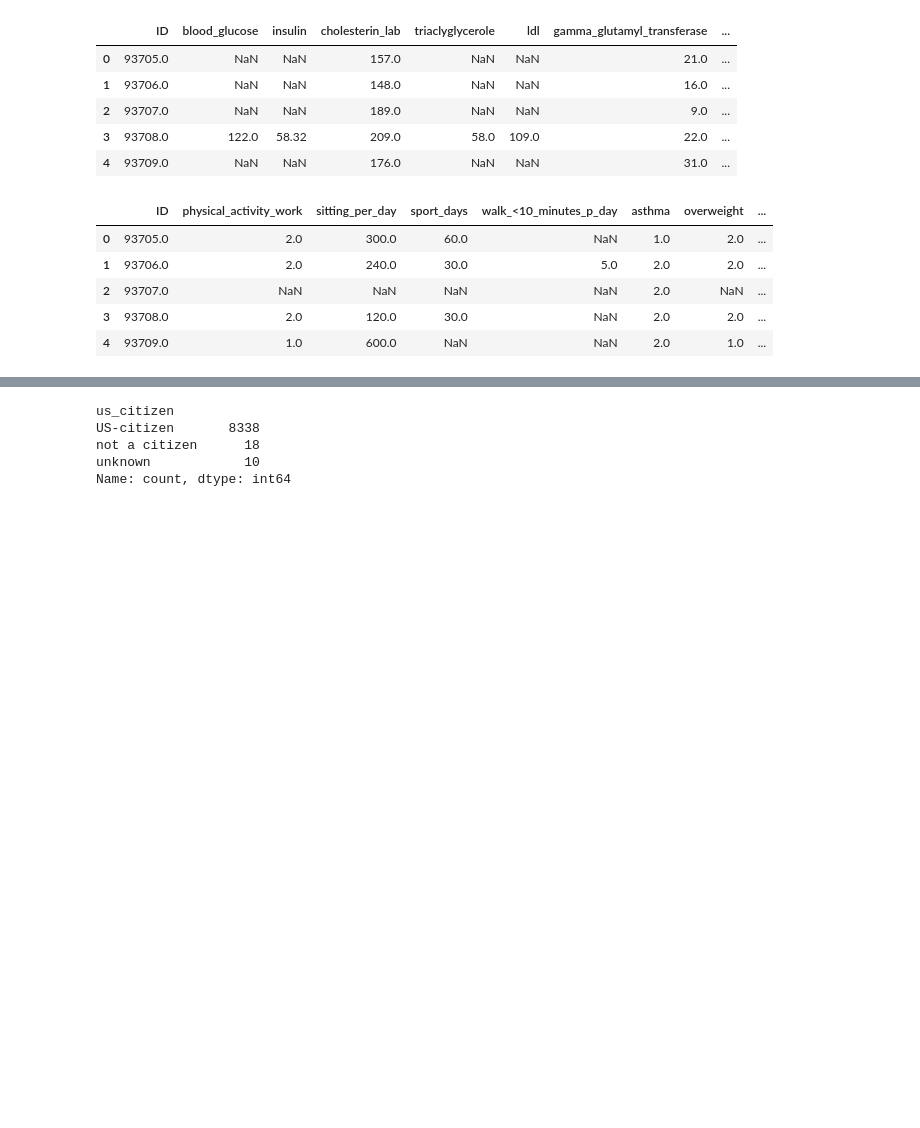
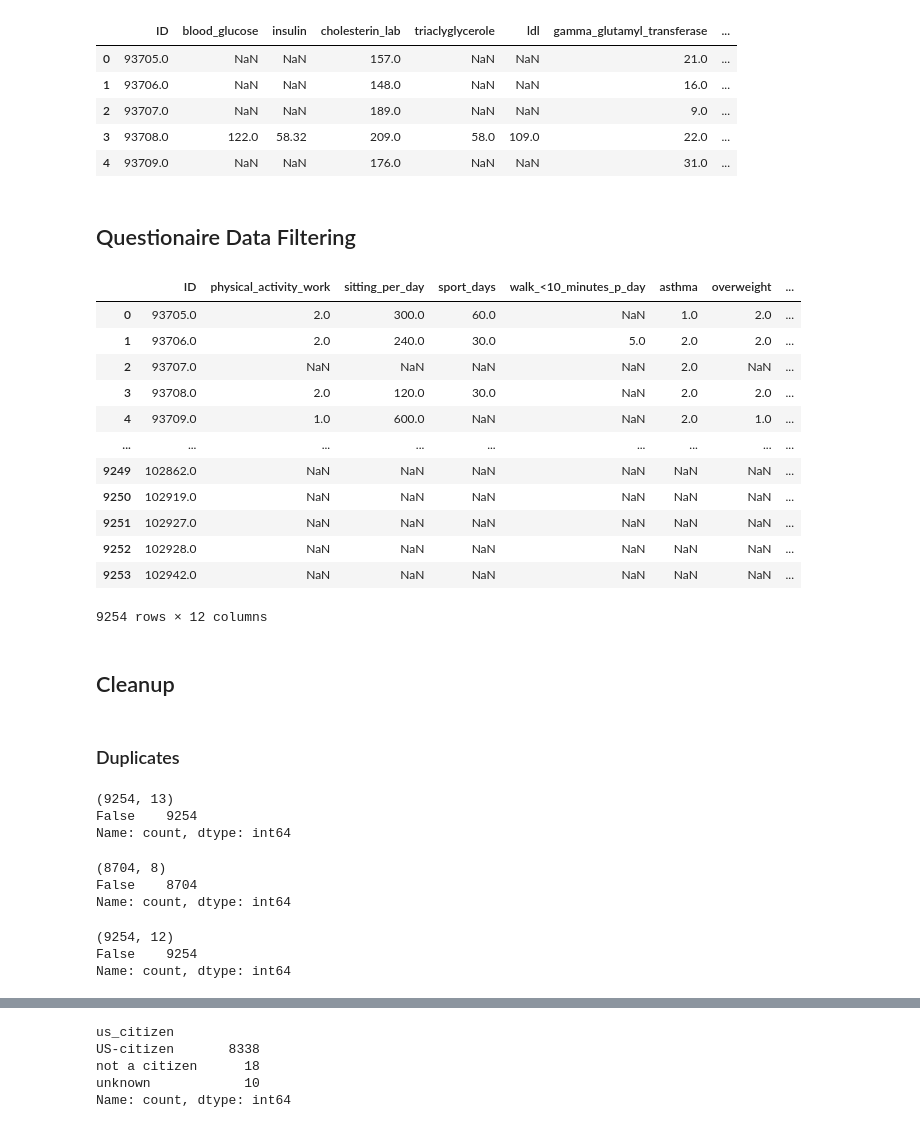
Before and after one commit to SoerenWenck/Capstone, a Jupyter notebook: scripts/Analysis_2017_2018.ipynb, the cells around one changed output, grey strips where cells are left out. Cells and saved outputs as stored; diff of their text form; code cells hidden in the pictures; blank space fills up the shorter version.

```diff
--- a/scripts/Analysis_2017_2018.ipynb
+++ b/scripts/Analysis_2017_2018.ipynb
@@ -213,6 +251,8 @@ lab_clean.head()
 | 2 | 93707.0 | NaN | NaN | 189.0 | NaN | NaN | 9.0 | ... |
 | 3 | 93708.0 | 122.0 | 58.32 | 209.0 | 58.0 | 109.0 | 22.0 | ... |
 | 4 | 93709.0 | NaN | NaN | 176.0 | NaN | NaN | 31.0 | ... |
+# %% [markdown]
+## Questionaire Data Filtering
 # %%
 quest_clean = quest.loc[:,[
     'SEQN',                 # ID
@@ -248,9 +288,41 @@ quest_clean.rename(columns=quest_columns, inplace = True)
 # %%
-quest_clean.head()
+quest_clean
 # %% [output]
 |  | ID | physical_activity_work | sitting_per_day | sport_days | walk_<10_minutes_p_day | asthma | overweight | ... |
 | 0 | 93705.0 | 2.0 | 300.0 | 60.0 | NaN | 1.0 | 2.0 | ... |
 | 1 | 93706.0 | 2.0 | 240.0 | 30.0 | 5.0 | 2.0 | 2.0 | ... |
 | 2 | 93707.0 | NaN | NaN | NaN | NaN | 2.0 | NaN | ... |
 | 3 | 93708.0 | 2.0 | 120.0 | 30.0 | NaN | 2.0 | 2.0 | ... |
 | 4 | 93709.0 | 1.0 | 600.0 | NaN | NaN | 2.0 | 1.0 | ... |
+| ... | ... | ... | ... | ... | ... | ... | ... | ... |
+| 9249 | 102862.0 | NaN | NaN | NaN | NaN | NaN | NaN | ... |
+| 9250 | 102919.0 | NaN | NaN | NaN | NaN | NaN | NaN | ... |
+| 9251 | 102927.0 | NaN | NaN | NaN | NaN | NaN | NaN | ... |
+| 9252 | 102928.0 | NaN | NaN | NaN | NaN | NaN | NaN | ... |
+| 9253 | 102942.0 | NaN | NaN | NaN | NaN | NaN | NaN | ... |
+9254 rows × 12 columns
+# %% [markdown]
+## Cleanup
+# %% [markdown]
+### Duplicates
+# %%
+print(demo_clean.shape)
+print(demo_clean.duplicated().value_counts())
+# %% [output]
+(9254, 13)
+False    9254
+Name: count, dtype: int64
+# %%
+print(exam_clean.shape)
+print(exam_clean.duplicated().value_counts())
+# %% [output]
+(8704, 8)
+False    8704
+Name: count, dtype: int64
+# %%
+print(quest_clean.shape)
+print(quest_clean.duplicated().value_counts())
+# %% [output]
+(9254, 12)
+False    9254
+Name: count, dtype: int64
```
Also changed, not shown: parts of 49 cells of this notebook.
